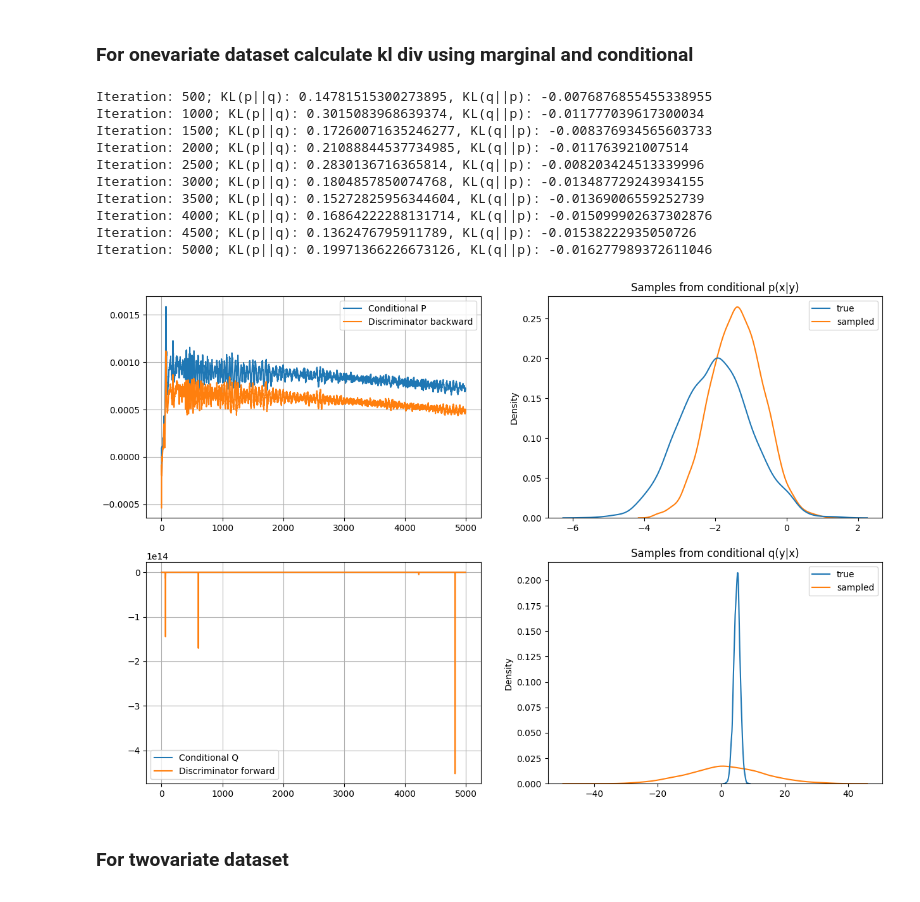
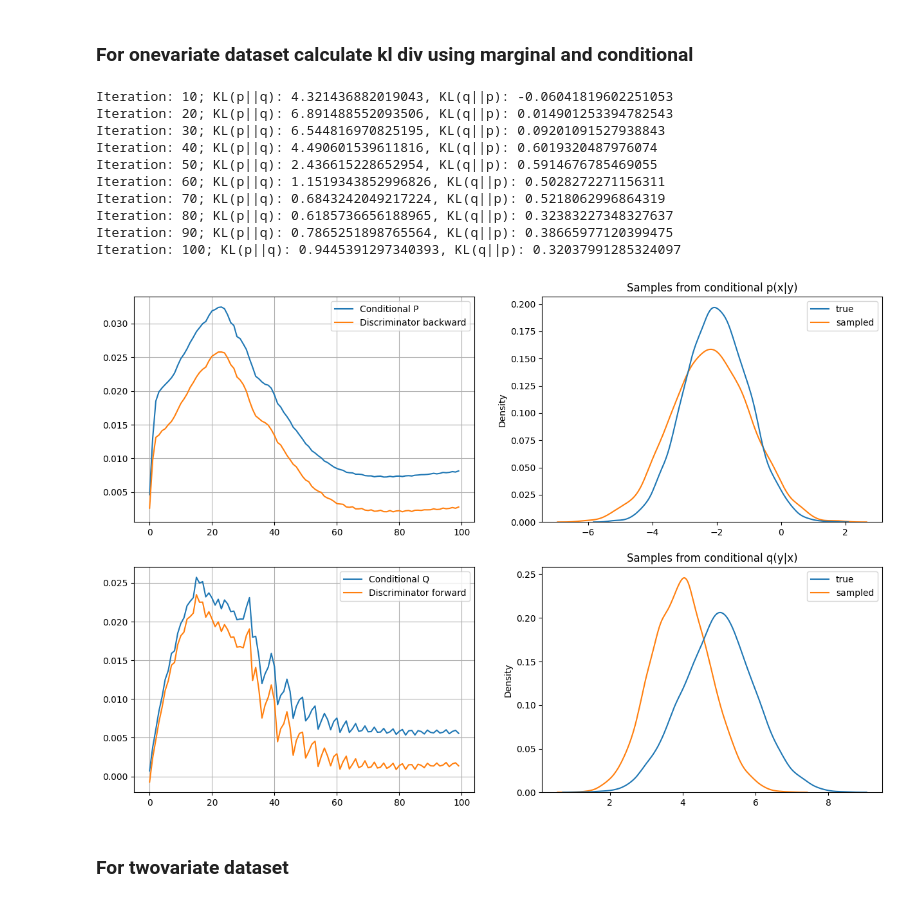
Before and after one commit to gregkseno/masters-thesis, a Jupyter notebook: code/variational_ipfp.ipynb, the cells around one changed output. Drawn from its saved outputs; the diff is of its cells as text; code cells hidden in the pictures.

```diff
--- a/code/variational_ipfp.ipynb
+++ b/code/variational_ipfp.ipynb
@@ -300,10 +308,10 @@ divergence='forward_kl'
 
 marginal_x = Normal(-2, 1)
 marginal_y = Normal(5, 1)
-conditional_p = Conditional(data_dim)
-conditional_q = Conditional(data_dim, gamma=30)
-discriminator_backward = Discriminator(data_dim, divergence=divergence)
-discriminator_forward = Discriminator(data_dim, divergence=divergence)
+conditional_p = Conditional(data_dim).to(device)
+conditional_q = Conditional(data_dim, gamma=2).to(device)
+discriminator_backward = Discriminator(data_dim, divergence=divergence).to(device)
+discriminator_forward = Discriminator(data_dim, divergence=divergence).to(device)
 
 # Trainer and dataloader parameters
 batch_size = 4098
@@ -316,31 +324,35 @@ trainer = AdversarialIPFPTrainer(
     conditional_q,
     discriminator_backward,
     discriminator_forward,
-    lr_gen={'forward': 1e-4, 'backward': 1e-4},
-    lr_disc={'forward': 1e-3, 'backward': 1e-3}
+    lr_gen={'forward': 1e-3, 'backward': 1e-3},
+    lr_disc={'forward': 1e-4, 'backward': 1e-4}
 )
 
 losses = {'cond_p': [], 'cond_q': [], 'disc_b': [], 'disc_f': []}
 
-for epoch in range(5000):
+for epoch in range(100):
     avg_loss_cond_p, avg_loss_cond_q = 0, 0
     avg_loss_disc_b, avg_loss_disc_f = 0, 0
 
     avg_kl_div_b, avg_kl_div_f = 0, 0
 
-    # for batch in dataloader:
-    x = marginal_x.sample([batch_size, 1])
-    y = marginal_y.sample([batch_size, 1])
+    for i in range(20):
+        x = marginal_x.sample([batch_size, 1]).to(device)
+        y = marginal_y.sample([batch_size, 1]).to(device)
 
-    loss_cond_p, loss_disc_b = trainer._backward_step(x, y)
-    avg_loss_cond_p += loss_cond_p
-    avg_loss_disc_b += loss_disc_b
-    avg_kl_div_b += compute_kl_divergence(y, x, trainer.cond_p, trainer.cond_q, marginal_y, marginal_x)
+        loss_cond_p, loss_disc_b = trainer._backward_step(x, y)
+        avg_loss_cond_p += loss_cond_p
+        avg_loss_disc_b += loss_disc_b
+        avg_kl_div_b += compute_kl_divergence(y, x, trainer.cond_p, trainer.cond_q, marginal_y, marginal_x)
 
-    loss_cond_q, loss_disc_f = trainer._forward_step(x, y)
-    avg_loss_cond_q += loss_cond_q
-    avg_loss_disc_f += loss_disc_f
-    avg_kl_div_f += compute_kl_divergence(x, y, trainer.cond_q, trainer.cond_p, marginal_x, marginal_y)
+    for i in range(20):
+        x = marginal_x.sample([batch_size, 1]).to(device)
+        y = marginal_y.sample([batch_size, 1]).to(device)
+
+        loss_cond_q, loss_disc_f = trainer._forward_step(x, y)
+        avg_loss_cond_q += loss_cond_q
+        avg_loss_disc_f += loss_disc_f
+        avg_kl_div_f += compute_kl_divergence(x, y, trainer.cond_q, trainer.cond_p, marginal_x, marginal_y)
 
     losses['cond_p'].append(avg_loss_cond_p / batch_size)
     losses['cond_q'].append(avg_loss_cond_q / batch_size)
@@ -350,55 +362,58 @@ for epoch in range(5000):
     avg_kl_div_b /= batch_size
     avg_kl_div_f /= batch_size
 
-    if (epoch + 1) % 500 == 0:
+    if (epoch + 1) % 10 == 0:
         print(f'Iteration: {epoch + 1}; KL(p||q): {avg_kl_div_b}, KL(q||p): {avg_kl_div_f}')
 # print(f'Iteration: {epoch + 1}; cond_p: {losses["cond_p"][-1]}, cond_q: {losses["cond_q"][-1]}, disc_f: {losses["disc_f"][-1]}, disc_b: {losses["disc_b"][-1]}')
 # %% [output]
-Iteration: 500; KL(p||q): 0.14781515300273895, KL(q||p): -0.0076876855455338955
-Iteration: 1000; KL(p||q): 0.3015083968639374, KL(q||p): -0.011777039617300034
-Iteration: 1500; KL(p||q): 0.17260071635246277, KL(q||p): -0.008376934565603733
-Iteration: 2000; KL(p||q): 0.21088844537734985, KL(q||p): -0.011763921007514
-Iteration: 2500; KL(p||q): 0.2830136716365814, KL(q||p): -0.008203424513339996
-Iteration: 3000; KL(p||q): 0.1804857850074768, KL(q||p): -0.013487729243934155
-Iteration: 3500; KL(p||q): 0.15272825956344604, KL(q||p): -0.01369006559252739
-Iteration: 4000; KL(p||q): 0.16864222288131714, KL(q||p): -0.015099902637302876
-Iteration: 4500; KL(p||q): 0.1362476795911789, KL(q||p): -0.01538222935050726
-Iteration: 5000; KL(p||q): 0.19971366226673126, KL(q||p): -0.016277989372611046
+Iteration: 10; KL(p||q): 4.321436882019043, KL(q||p): -0.06041819602251053
+Iteration: 20; KL(p||q): 6.891488552093506, KL(q||p): 0.014901253394782543
+Iteration: 30; KL(p||q): 6.544816970825195, KL(q||p): 0.09201091527938843
+Iteration: 40; KL(p||q): 4.490601539611816, KL(q||p): 0.6019320487976074
+Iteration: 50; KL(p||q): 2.436615228652954, KL(q||p): 0.5914676785469055
+Iteration: 60; KL(p||q): 1.1519343852996826, KL(q||p): 0.5028272271156311
+Iteration: 70; KL(p||q): 0.6843242049217224, KL(q||p): 0.5218062996864319
+Iteration: 80; KL(p||q): 0.6185736656188965, KL(q||p): 0.32383227348327637
+Iteration: 90; KL(p||q): 0.7865251898765564, KL(q||p): 0.38665977120399475
+Iteration: 100; KL(p||q): 0.9445391297340393, KL(q||p): 0.32037991285324097
 # %%
+conditional_q.to('cpu')
+conditional_p.to('cpu')
+
 fig, axs = plt.subplots(2, 2, figsize=(15, 10))
 # Plot losses
 axs[0][0].plot(losses['cond_p'], label='Conditional P')
 axs[0][0].plot(losses['disc_b'], label='Discriminator backward')
 axs[0][0].grid()
 axs[0][0].legend()
 
 axs[1][0].plot(losses['cond_q'], label='Conditional Q')
 axs[1][0].plot(losses['disc_f'], label='Discriminator forward')
 axs[1][0].grid()
 axs[1][0].legend()
 
 # Plot samples
 n_samples = 4098
 true_x = marginal_x.sample([n_samples, 1])
 true_y = marginal_y.sample([n_samples, 1])
 
 conditional_q.eval()
 sampled_y = conditional_q(true_x).detach().numpy()
 df_y = {'true': true_y.squeeze(), 'sampled': sampled_y.squeeze()}
 df_y = pd.DataFrame(df_y)
 sns.kdeplot(df_y, ax=axs[1][1])
 axs[1][1].set_title("Samples from conditional q(y|x)")
 
 conditional_p.eval()
 sampled_x = conditional_p(true_y).detach().numpy()
 df_x = {'true': true_x.squeeze(), 'sampled': sampled_x.squeeze()}
 df_x = pd.DataFrame(df_x)
 sns.kdeplot(df_x, ax=axs[0][1])
 axs[0][1].set_title("Samples from conditional p(x|y)")
 
 plt.show()
 # %% [output]
-[figure, old version]
+[figure, new version]
 # %% [markdown]
 ### For twovariate dataset
 # %%
```
Also changed, not shown: parts of 5 cells of this notebook.
